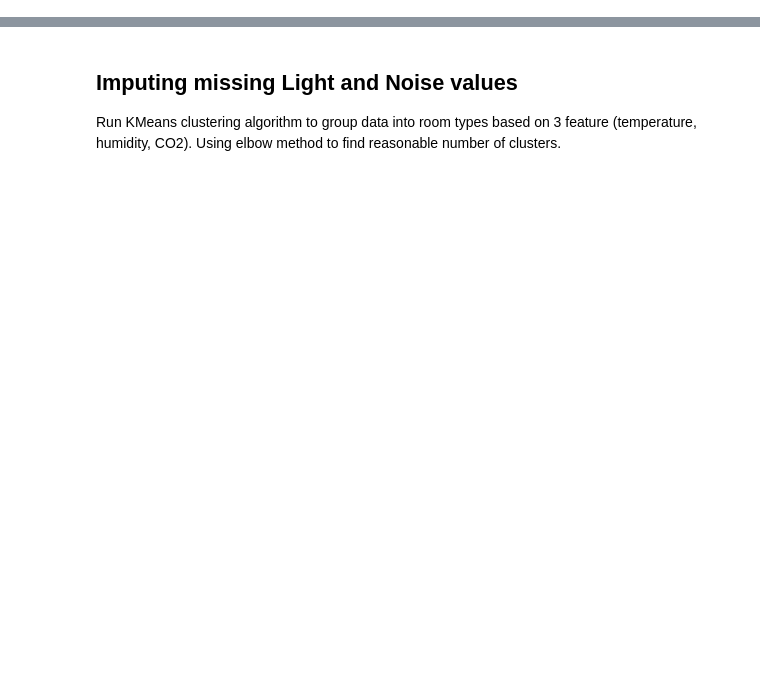
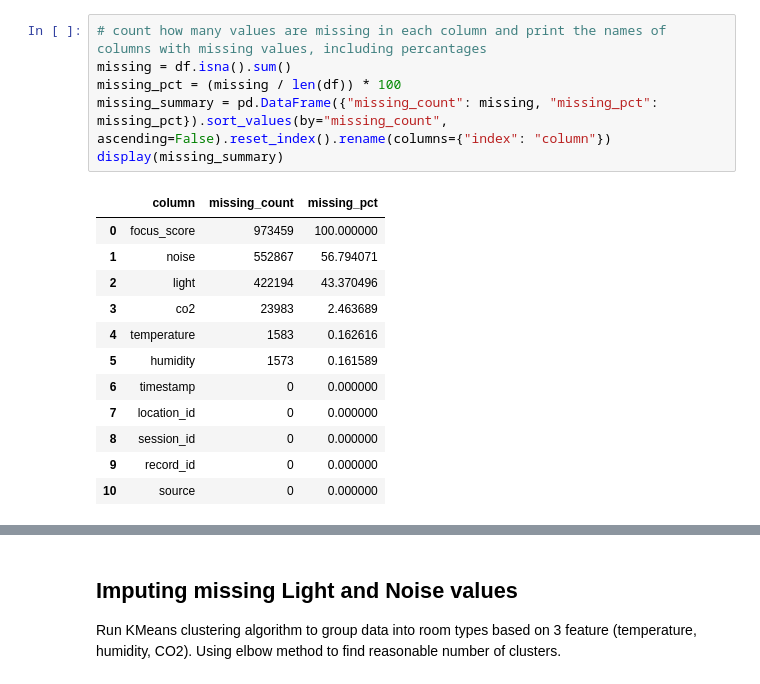
Before and after one commit to SEP4Real/SEP4, a Jupyter notebook: MAL/notebooks/data_related/full_mock_data_analysis.ipynb, the cells around one changed output, grey strips where cells are left out. Drawn from its saved outputs; the diff is of its cells as text; blank space fills up the shorter version.

```diff
--- a/MAL/notebooks/data_related/full_mock_data_analysis.ipynb
+++ b/MAL/notebooks/data_related/full_mock_data_analysis.ipynb
@@ -0,0 +37,19 @@
+# %%
+# count how many values are missing in each column and print the names of columns with missing values, including percantages
+missing = df.isna().sum()
+missing_pct = (missing / len(df)) * 100
+missing_summary = pd.DataFrame({"missing_count": missing, "missing_pct": missing_pct}).sort_values(by="missing_count", ascending=False).reset_index().rename(columns={"index": "column"})
+display(missing_summary)
+# %% [output]
+|  | column | missing_count | missing_pct |
+| 0 | focus_score | 973459 | 100.000000 |
+| 1 | noise | 552867 | 56.794071 |
+| 2 | light | 422194 | 43.370496 |
+| 3 | co2 | 23983 | 2.463689 |
+| 4 | temperature | 1583 | 0.162616 |
+| 5 | humidity | 1573 | 0.161589 |
+| 6 | timestamp | 0 | 0.000000 |
+| 7 | location_id | 0 | 0.000000 |
+| 8 | session_id | 0 | 0.000000 |
+| 9 | record_id | 0 | 0.000000 |
+| 10 | source | 0 | 0.000000 |
```
Also changed, not shown: parts of 11 cells of this notebook, 2 other files.
